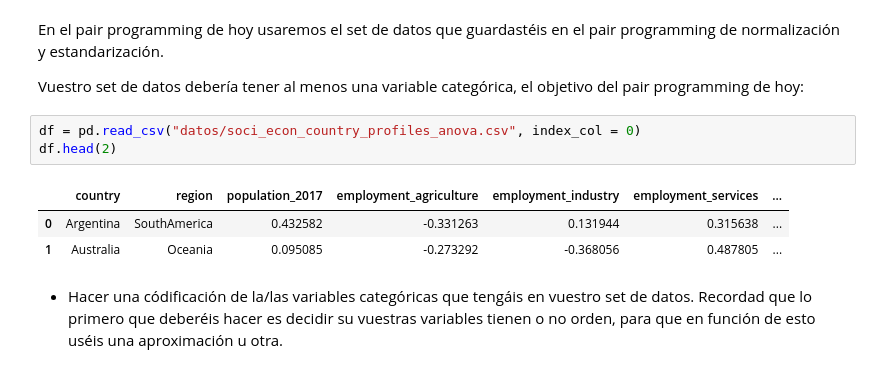
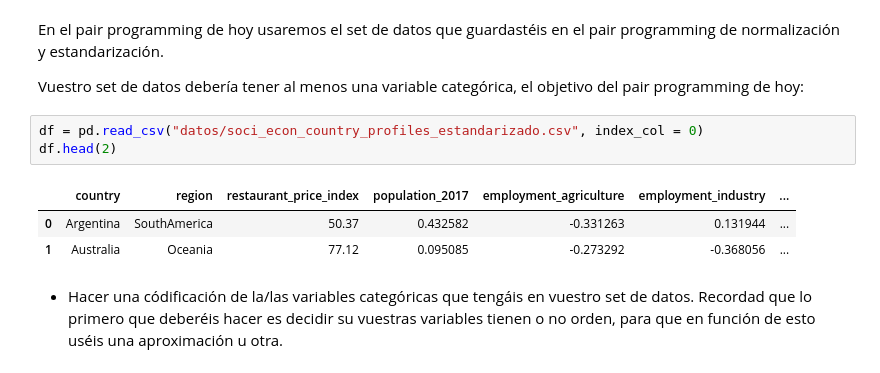
Before and after one commit to Adalab/promo-d-da-modulo3-sprint1-laura-maitane, a Jupyter notebook: regresion-lineal/reg-lin-8-encoding.ipynb, the cells around one changed output. Saved outputs shown, nothing was run; the diff lists cells and outputs as text.

```diff
--- a/regresion-lineal/reg-lin-8-encoding.ipynb
+++ b/regresion-lineal/reg-lin-8-encoding.ipynb
@@ -20,12 +20,12 @@ En el pair programming de hoy usaremos el set de datos que guardastéis en el pa
 
 Vuestro set de datos debería tener al menos una variable categórica, el objetivo del pair programming de hoy:
 # %%
-df = pd.read_csv("datos/soci_econ_country_profiles_anova.csv", index_col = 0)
+df = pd.read_csv("datos/soci_econ_country_profiles_estandarizado.csv", index_col = 0)
 df.head(2)
 # %% [output]
-|  | country | region | population_2017 | employment_agriculture | employment_industry | employment_services | ... |
-| 0 | Argentina | SouthAmerica | 0.432582 | -0.331263 | 0.131944 | 0.315638 | ... |
-| 1 | Australia | Oceania | 0.095085 | -0.273292 | -0.368056 | 0.487805 | ... |
+|  | country | region | restaurant_price_index | population_2017 | employment_agriculture | employment_industry | ... |
+| 0 | Argentina | SouthAmerica | 50.37 | 0.432582 | -0.331263 | 0.131944 | ... |
+| 1 | Australia | Oceania | 77.12 | 0.095085 | -0.273292 | -0.368056 | ... |
 # %% [markdown]
 - Hacer una códificación de la/las variables categóricas que tengáis en vuestro set de datos. Recordad que lo primero que deberéis hacer es decidir su vuestras variables tienen o no orden, para que en función de esto uséis una aproximación u otra.
 # %% [markdown]
```
Also changed, not shown: parts of 3 cells of this notebook, 11 other files.
